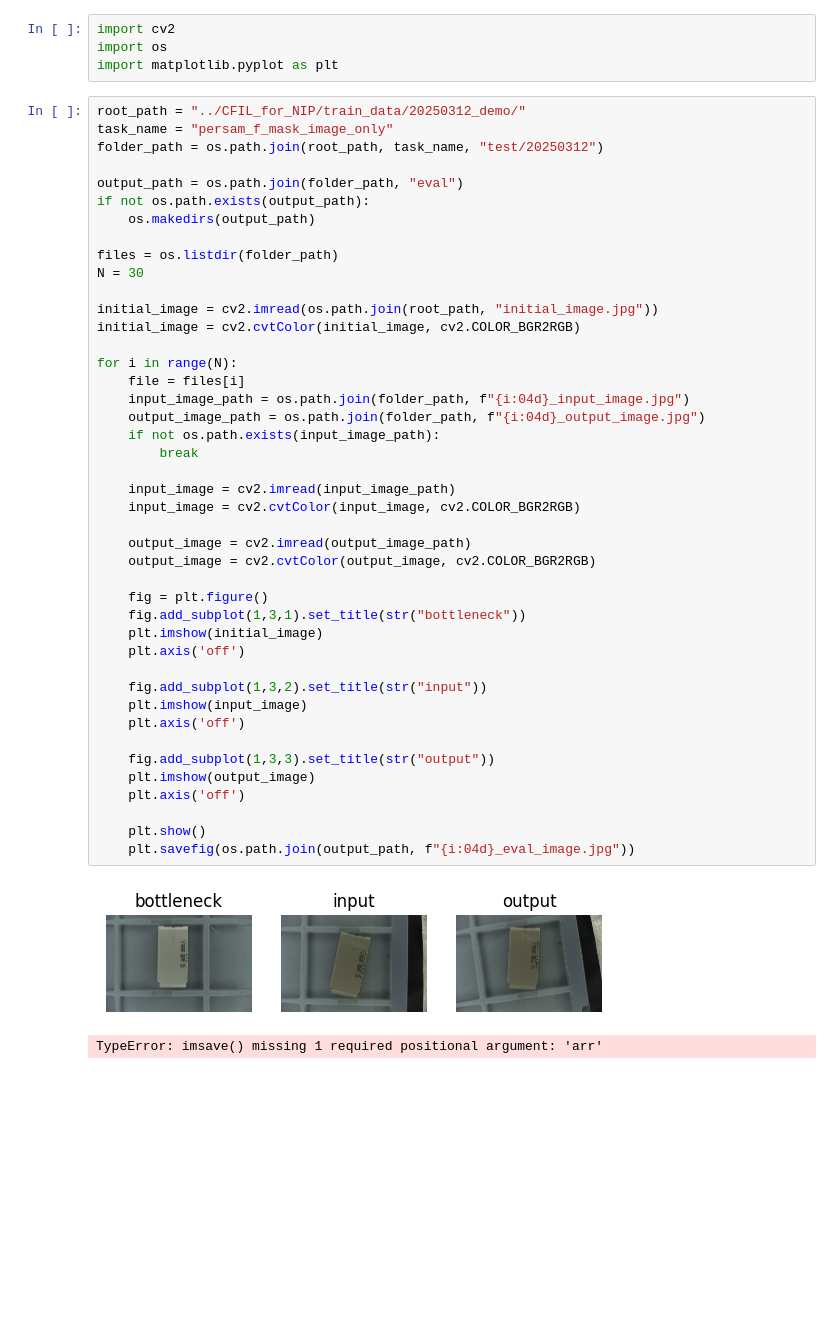
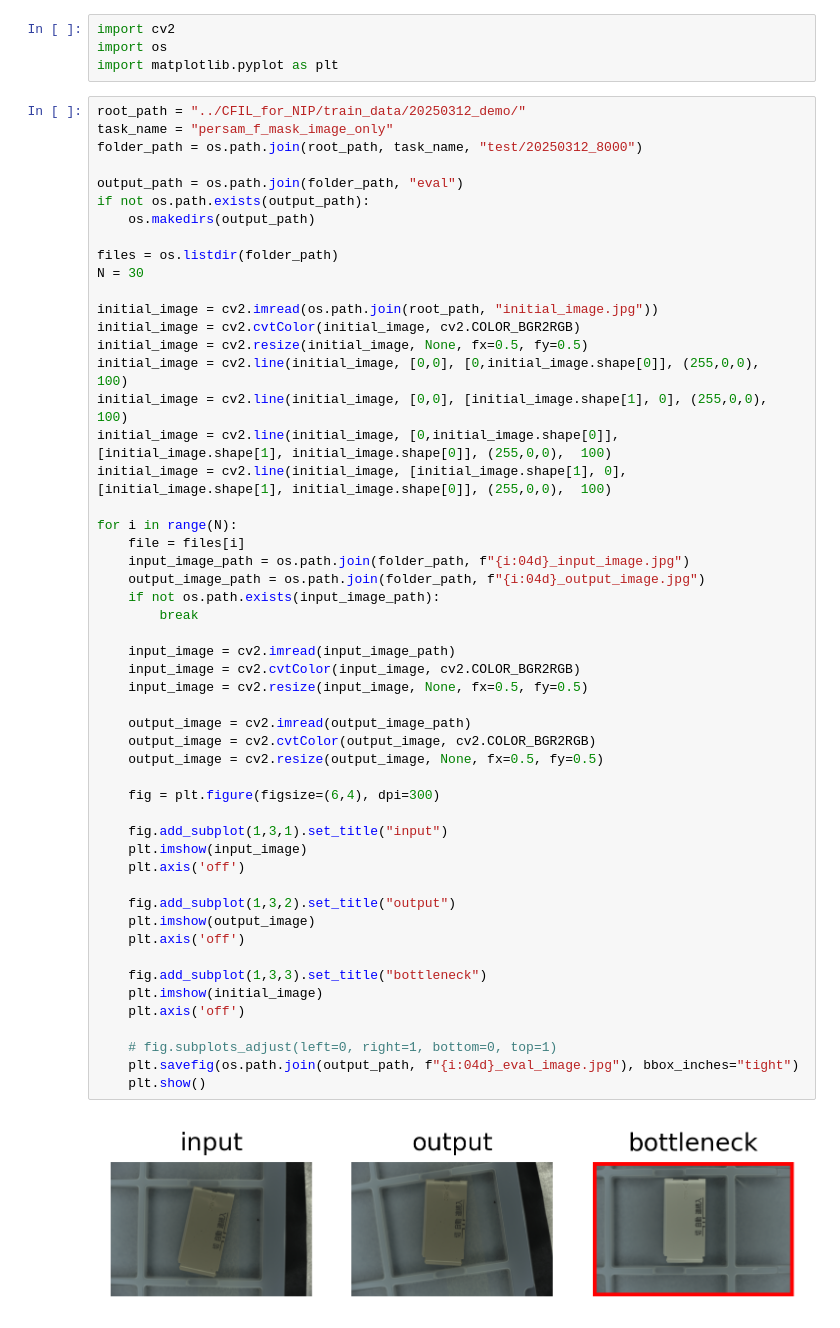
Before and after one commit to kato-yusuke001/CFIL_for_NIP, a Jupyter notebook: python_scripts/eval.ipynb, the cells around one changed output. Cells and saved outputs as stored; diff of their text form; blank space fills up the shorter version.

Commit message:
update eval process

```diff
--- a/python_scripts/eval.ipynb
+++ b/python_scripts/eval.ipynb
@@ -5,46 +5,54 @@ import matplotlib.pyplot as plt
 # %%
 root_path = "../CFIL_for_NIP/train_data/20250312_demo/"
 task_name = "persam_f_mask_image_only"
-folder_path = os.path.join(root_path, task_name, "test/20250312")
+folder_path = os.path.join(root_path, task_name, "test/20250312_8000")
 
 output_path = os.path.join(folder_path, "eval")
 if not os.path.exists(output_path):
     os.makedirs(output_path)
 
 files = os.listdir(folder_path)
 N = 30
 
 initial_image = cv2.imread(os.path.join(root_path, "initial_image.jpg"))
 initial_image = cv2.cvtColor(initial_image, cv2.COLOR_BGR2RGB)
+initial_image = cv2.resize(initial_image, None, fx=0.5, fy=0.5)
+initial_image = cv2.line(initial_image, [0,0], [0,initial_image.shape[0]], (255,0,0),  100)
+initial_image = cv2.line(initial_image, [0,0], [initial_image.shape[1], 0], (255,0,0),  100)
+initial_image = cv2.line(initial_image, [0,initial_image.shape[0]], [initial_image.shape[1], initial_image.shape[0]], (255,0,0),  100)
+initial_image = cv2.line(initial_image, [initial_image.shape[1], 0], [initial_image.shape[1], initial_image.shape[0]], (255,0,0),  100)
 
 for i in range(N):
     file = files[i]
     input_image_path = os.path.join(folder_path, f"{i:04d}_input_image.jpg")
     output_image_path = os.path.join(folder_path, f"{i:04d}_output_image.jpg")
     if not os.path.exists(input_image_path):
         break
 
     input_image = cv2.imread(input_image_path)
     input_image = cv2.cvtColor(input_image, cv2.COLOR_BGR2RGB)
+    input_image = cv2.resize(input_image, None, fx=0.5, fy=0.5)
 
     output_image = cv2.imread(output_image_path)
     output_image = cv2.cvtColor(output_image, cv2.COLOR_BGR2RGB)
+    output_image = cv2.resize(output_image, None, fx=0.5, fy=0.5)
 
-    fig = plt.figure()
-    fig.add_subplot(1,3,1).set_title(str("bottleneck"))
+    fig = plt.figure(figsize=(6,4), dpi=300)
+
+    fig.add_subplot(1,3,1).set_title("input")
+    plt.imshow(input_image)
+    plt.axis('off')
+
+    fig.add_subplot(1,3,2).set_title("output")
+    plt.imshow(output_image)
+    plt.axis('off')
+
+    fig.add_subplot(1,3,3).set_title("bottleneck")
     plt.imshow(initial_image)
     plt.axis('off')
 
-    fig.add_subplot(1,3,2).set_title(str("input"))
-    plt.imshow(input_image)
-    plt.axis('off')
-
-    fig.add_subplot(1,3,3).set_title(str("output"))
-    plt.imshow(output_image)
-    plt.axis('off')
-
+    # fig.subplots_adjust(left=0, right=1, bottom=0, top=1)
+    plt.savefig(os.path.join(output_path, f"{i:04d}_eval_image.jpg"), bbox_inches="tight")
     plt.show()
-    plt.savefig(os.path.join(output_path, f"{i:04d}_eval_image.jpg"))
 # %% [output]
-[figure, old version]
+[figure, new version]
-TypeError: imsave() missing 1 required positional argument: 'arr'
```
Also changed, not shown: parts of 2 cells of this notebook.
